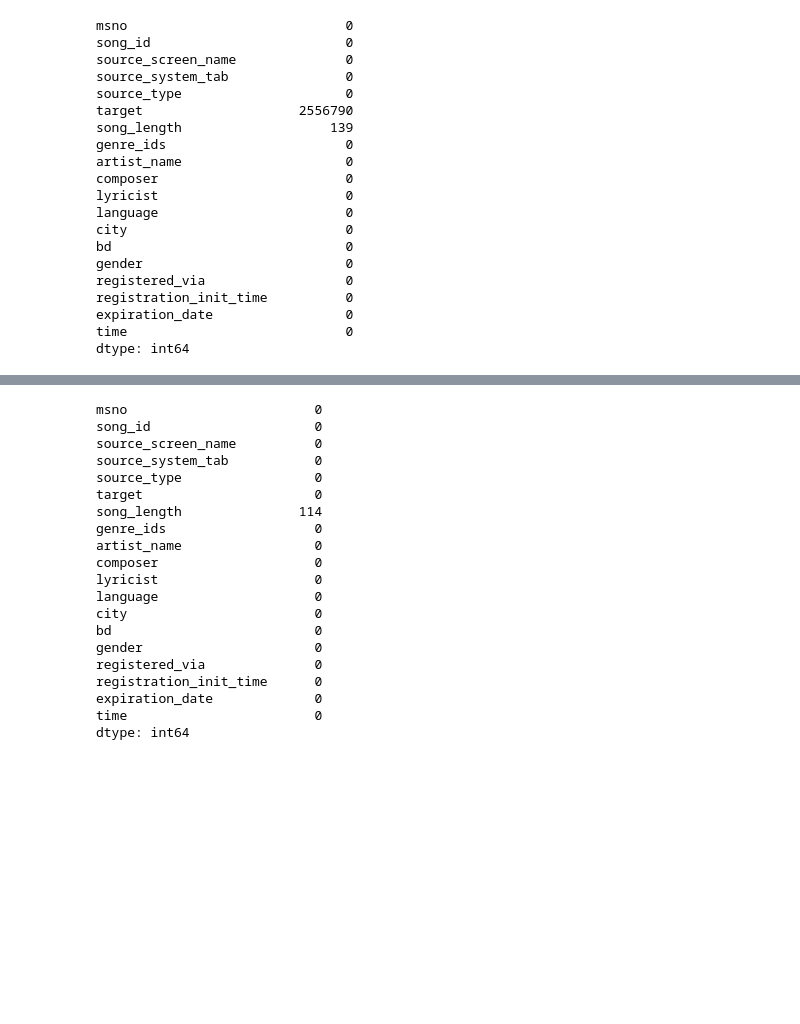
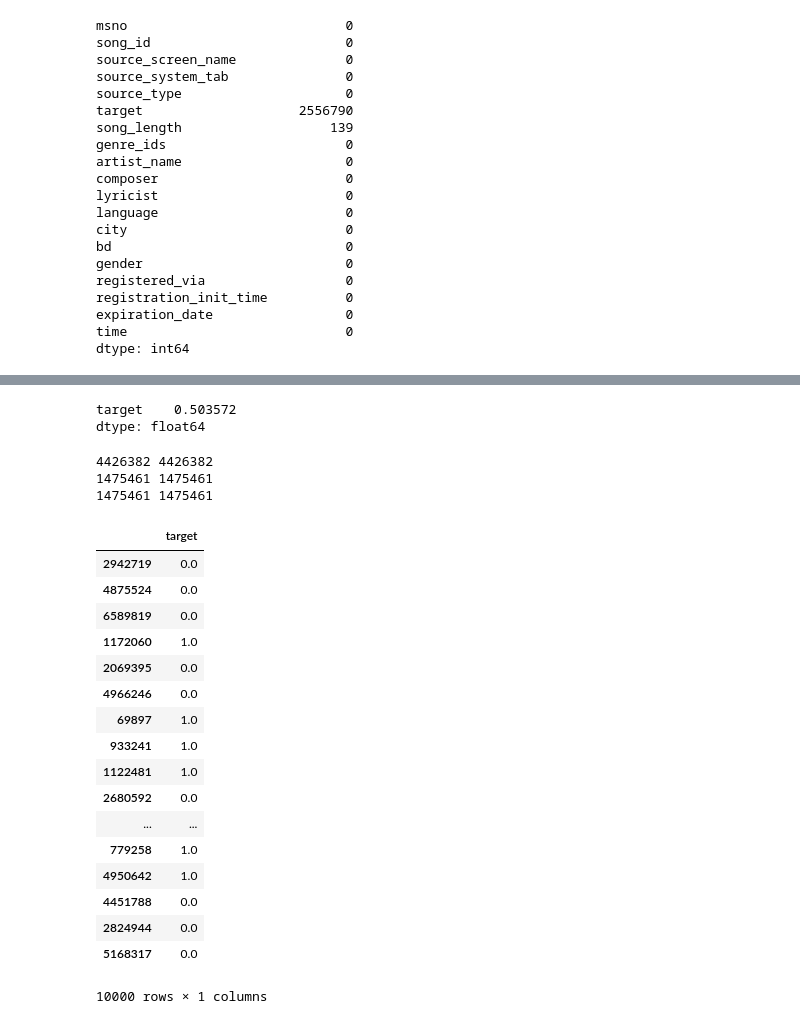
Before and after one commit to yunrulovescoding/CS229, a Jupyter notebook: Preprocessing.ipynb, the cells around one changed output, grey strips where cells are left out. Saved outputs shown, nothing was run; the diff lists cells and outputs as text; code cells hidden in the pictures; blank space fills up the shorter version.

```diff
--- a/Preprocessing.ipynb
+++ b/Preprocessing.ipynb
@@ -126,24 +148,3 @@ dtype: int64
 # %%
-train_data.isnull().sum()
+# train_data.isnull().sum()
-# %% [output]
-msno                        0
-song_id                     0
-source_screen_name          0
-source_system_tab           0
-source_type                 0
-target                      0
-song_length               114
-genre_ids                   0
-artist_name                 0
-composer                    0
-lyricist                    0
-language                    0
-city                        0
-bd                          0
-gender                      0
-registered_via              0
-registration_init_time      0
-expiration_date             0
-time                        0
-dtype: int64
 # %%
@@ -160,3 +161,50 @@ test_X, val_X, test_y, val_y = train_test_split(test_X,test_y,test_size=0.5,rand
+# %%
+#creat dataset from all_data_no_na
+y = all_data_no_na[['target']]
+X = all_data_no_na.drop(['target'], axis = 1)
+
+train_X, test_X, train_y, test_y = train_test_split(X,y,test_size=0.4,random_state=1)
+test_X, val_X, test_y, val_y = train_test_split(test_X,test_y,test_size=0.5,random_state=1)
+# %%
+ratio_1 = np.sum(train_y[train_y['target'] == 1]) / len(train_y)
+print(ratio_1)
+# %% [output]
+target    0.503572
+dtype: float64
+# %%
+print(len(train_X),len(train_y))
+print(len(val_X),len(val_y))
+print(len(test_X),len(test_y))
+# %% [output]
+4426382 4426382
+1475461 1475461
+1475461 1475461
+# %%
+#add tiny data for debugging
+train_tiny_X = train_X[:10000]
+train_tiny_y = train_y[:10000]
+train_tiny_X.to_csv('music_data/train_tiny_X.csv')
+train_tiny_y.to_csv('music_data/train_tiny_Y.csv')
+display(train_tiny_y)
+# %% [output]
+|  | target |
+| 2942719 | 0.0 |
+| 4875524 | 0.0 |
+| 6589819 | 0.0 |
+| 1172060 | 1.0 |
+| 2069395 | 0.0 |
+| 4966246 | 0.0 |
+| 69897 | 1.0 |
+| 933241 | 1.0 |
+| 1122481 | 1.0 |
+| 2680592 | 0.0 |
+| ... | ... |
+| 779258 | 1.0 |
+| 4950642 | 1.0 |
+| 4451788 | 0.0 |
+| 2824944 | 0.0 |
+| 5168317 | 0.0 |
+10000 rows × 1 columns
 # %%
 # train_data.to_csv('music_data_raw/train_data_updated.csv')
 # test_data.to_csv('music_data_raw/test_data_updated.csv')
```
Also changed, not shown: parts of 7 cells of this notebook, 4 other files.
